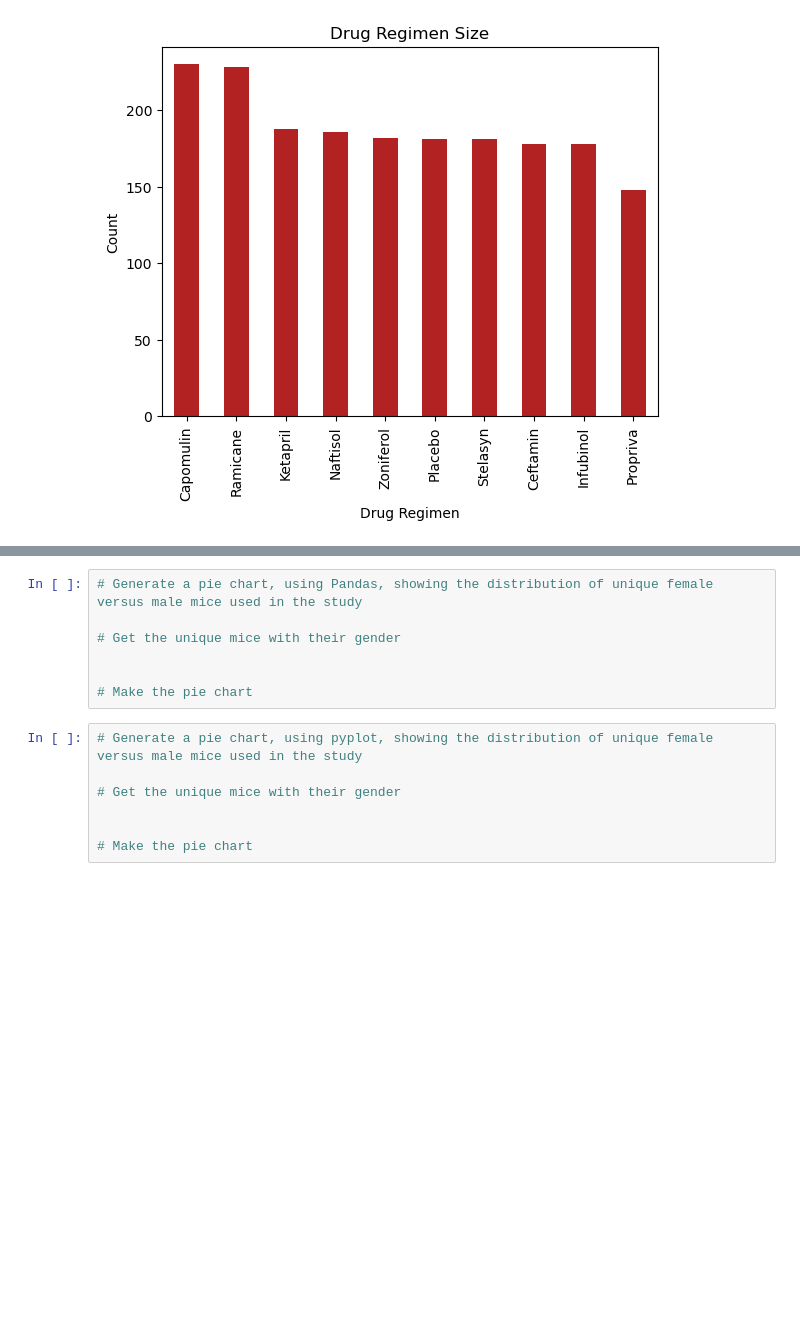
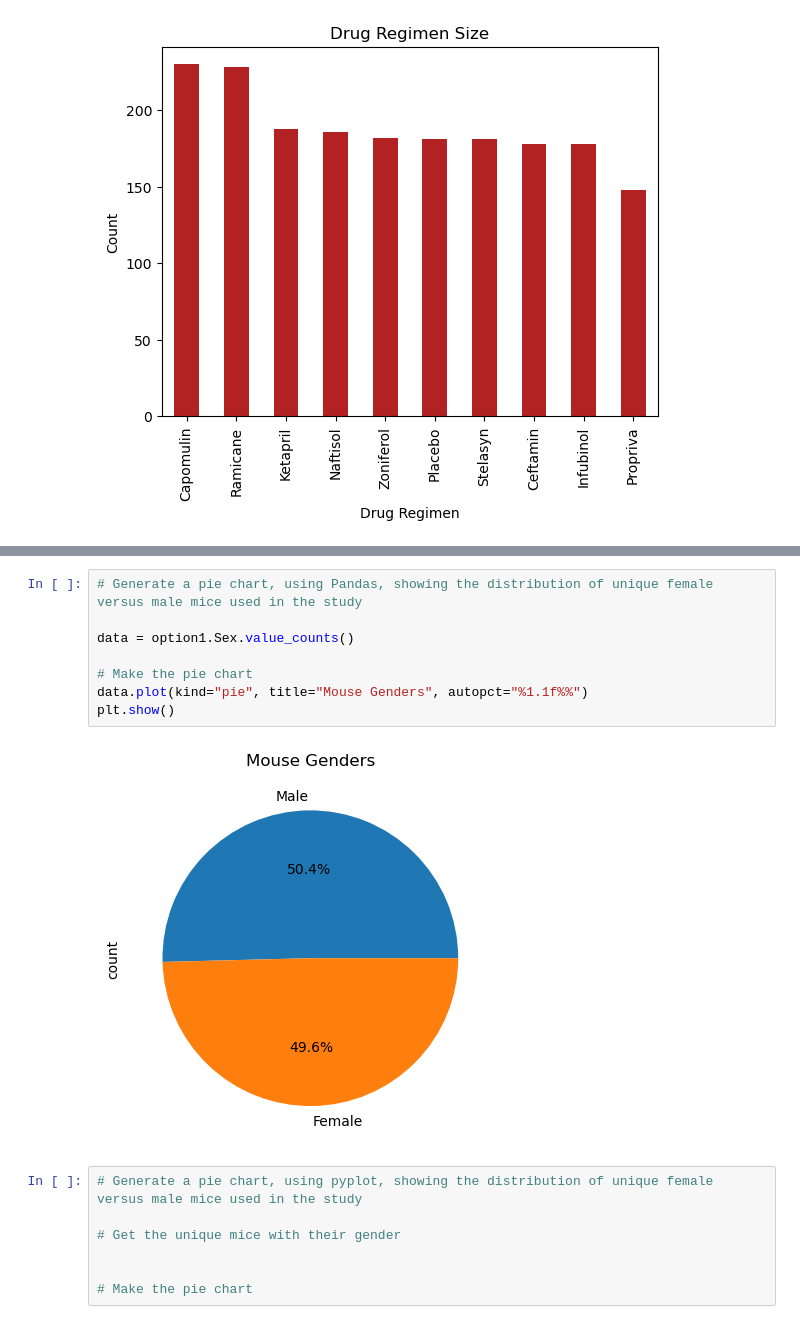
Before and after one commit to Dkelsey11/Databootcamp_week5, a Jupyter notebook: Submission/pymaceuticals_starter.ipynb, the cells around one changed output, grey strips where cells are left out. Drawn from its saved outputs; the diff is of its cells as text; blank space fills up the shorter version.

```diff
--- a/Submission/pymaceuticals_starter.ipynb
+++ b/Submission/pymaceuticals_starter.ipynb
@@ -153,10 +195,13 @@ plt.show()
 # %%
 # Generate a pie chart, using Pandas, showing the distribution of unique female versus male mice used in the study
 
-# Get the unique mice with their gender
-
+data = option1.Sex.value_counts()
 
 # Make the pie chart
+data.plot(kind="pie", title="Mouse Genders", autopct="%1.1f%%")
+plt.show()
+# %% [output]
+[figure, added]
 # %%
 # Generate a pie chart, using pyplot, showing the distribution of unique female versus male mice used in the study
 
```
Also changed, not shown: parts of 4 cells of this notebook.
